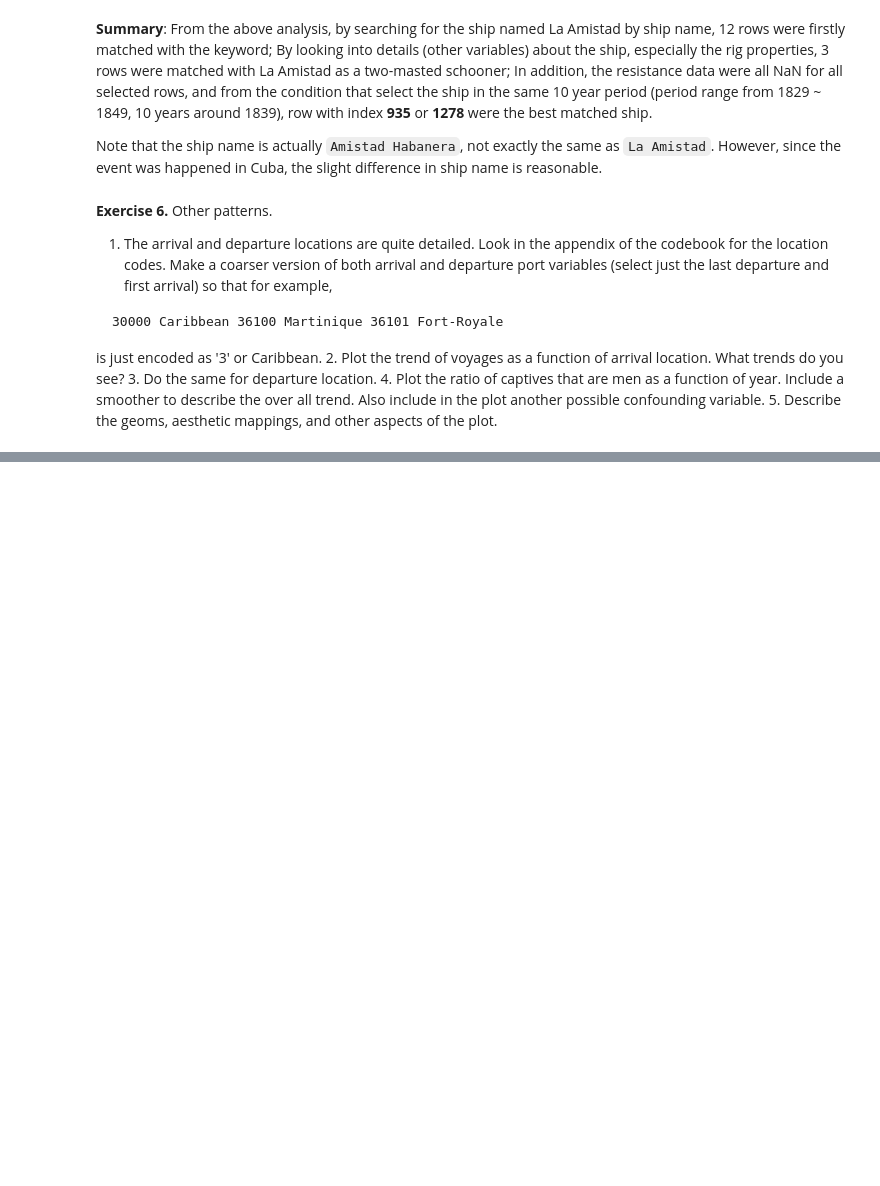
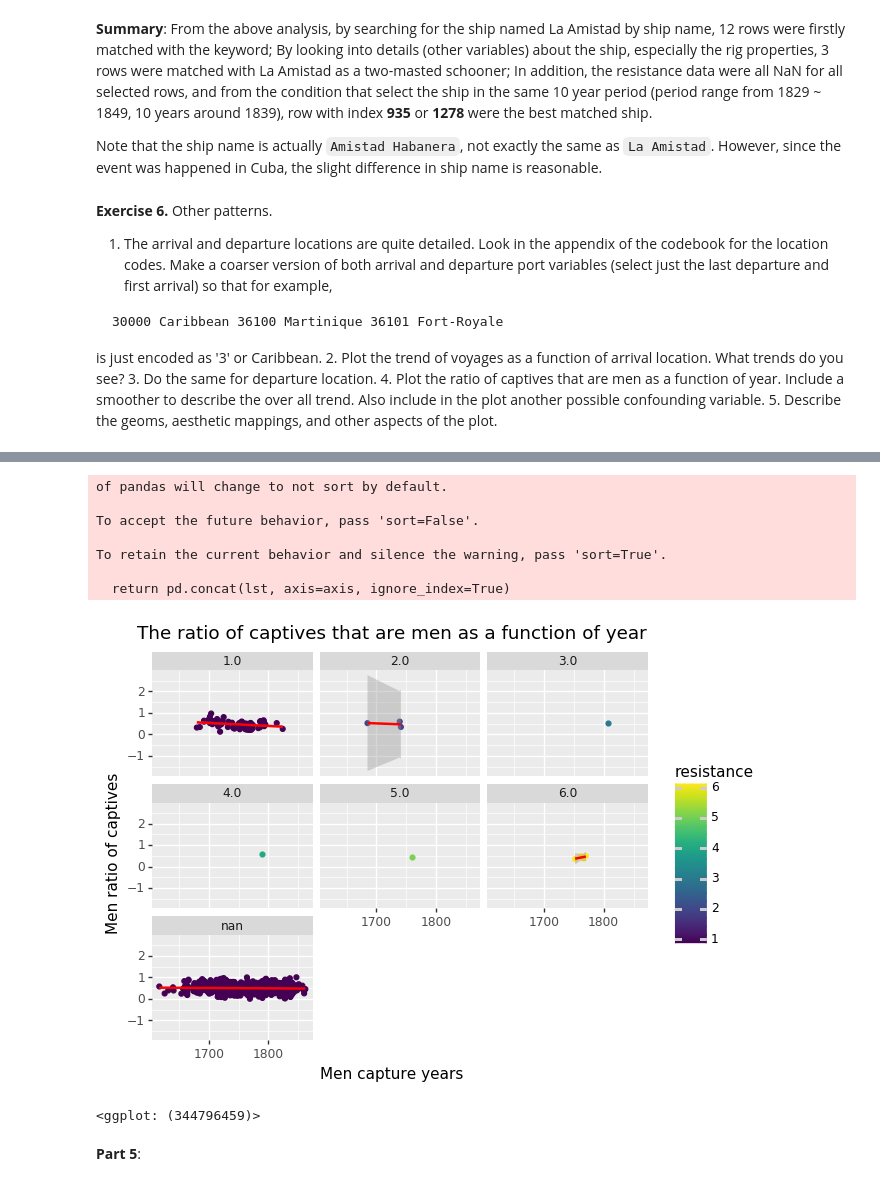
Before and after one commit to Chenghan-Sun/DS-Projects, a Jupyter notebook: 220_midterm/midterm.ipynb, the cells around one changed output, grey strips where cells are left out. Cells and saved outputs as stored; diff of their text form; code cells hidden in the pictures; blank space fills up the shorter version.

```diff
--- a/220_midterm/midterm.ipynb
+++ b/220_midterm/midterm.ipynb
@@ -573,0 +617,15 @@ rigdf
+# %%
+# Part 4
+# Adopt previous method
+# First create year variable
+df_tast_6_mencap = df_tast[df_tast['Date_dep'].notna()]
+mencap_date_list = df_tast_6_mencap['Date_dep'].tolist()
+mencap_year_list = [yr.split('/')[2] for yr in mencap_date_list]
+mencap_year_series = pd.Series(map(int, mencap_year_list))  # str to pd.Series
+df_tast_6_mencap = df_tast_6_mencap.reset_index(drop=True)
+df_tast_6_mencap.loc[:, 'mencap_years'] = mencap_year_series
+
+# Get ratio of captives that are men
+men_cap_ratio = df_tast_6_mencap[df_tast_6_mancap['menrat7'].notna()]
+men_cap_ratio_plot = men_cap_ratio[['mencap_years', 'menrat7', 'resistance']]  # subselect DataFrame
+men_cap_ratio_plot.head()
@@ -573,0 +639,21 @@ rigdf
+# %%
+# Plot the ratio of captives that are men as a function of year
+(ggplot(men_cap_ratio_plot, aes('mencap_years', 'menrat7', color='resistance'))
+ + facet_wrap('~resistance')  # co-finding variable
+ + geom_point()
+ + stat_smooth(method='lm',color='red')
+ + labs(x='Men capture years', y='Men ratio of captives')
+ + ggtitle('The ratio of captives that are men as a function of year')
+)
+# %% [output]
+of pandas will change to not sort by default.
+
+To accept the future behavior, pass 'sort=False'.
+
+To retain the current behavior and silence the warning, pass 'sort=True'.
+
+  return pd.concat(lst, axis=axis, ignore_index=True)
+[figure, added]
+<ggplot: (344796459)>
+# %% [markdown]
+**Part 5**:
```
Also changed, not shown: parts of 9 cells of this notebook.
